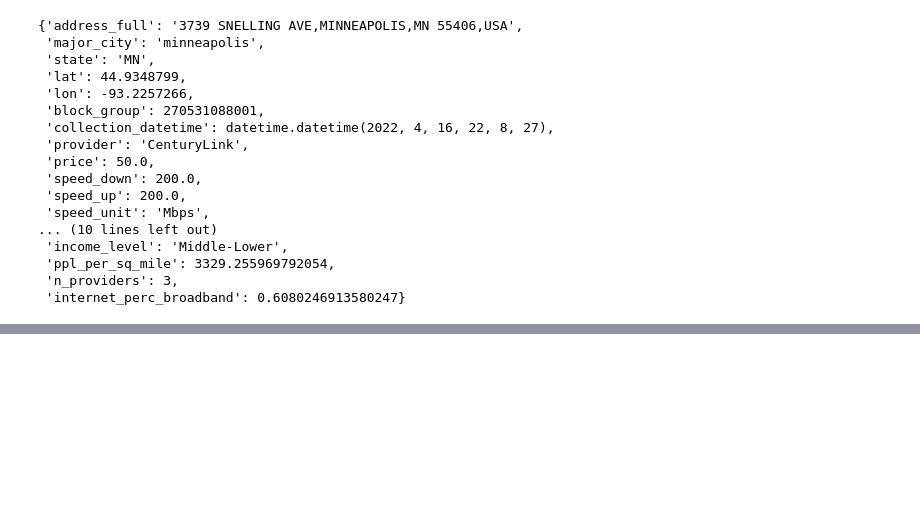
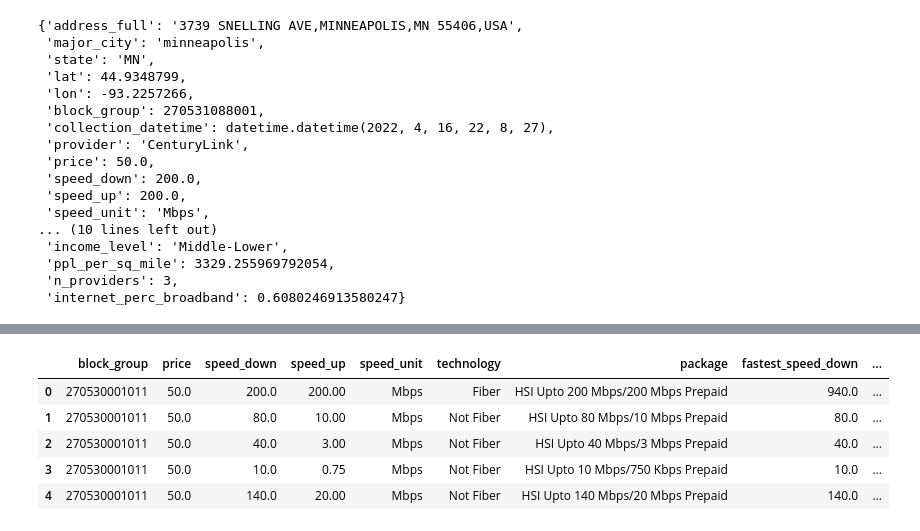
Before and after one commit to ColleenKarwoski/Minneapolis-Internet-API, a Jupyter notebook: sqlalchemy_api.ipynb, the cells around one changed output, grey strips where cells are left out. Cells and saved outputs as stored; diff of their text form; code cells hidden in the pictures; blank space fills up the shorter version.

```diff
--- a/sqlalchemy_api.ipynb
+++ b/sqlalchemy_api.ipynb
@@ -157,0 +238,6 @@ dataArray[0]
+# %%
+groupedCoords_df = test_df.groupby('block_group')['lat', 'lon'].agg(lats=('lat', 'unique'),
+                                                                    lons=('lon', 'unique'))
+
+# groupedCoords_df["'lat', 'unique'"].rename('lats')
+groupedCoords_df.head()
@@ -157,0 +277,5 @@ dataArray[0]
+# %%
+test_df['redlining_grade'] = test_df['redlining_grade'].fillna('None')
+
+test_df['median_household_income'] = test_df['median_household_income'].fillna('Unknown')
+test_df['income_level'] = test_df['income_level'].fillna('Unknown')
@@ -157,0 +303,6 @@ dataArray[0]
+# %%
+unique_df = test_df[['block_group', 'price', 'speed_down', 'speed_up', 'speed_unit', 'technology', 'package', \
+                    'fastest_speed_down', 'fastest_speed_price', 'speed_down_bins', 'redlining_grade', \
+                    'median_household_income', 'income_level', 'n_providers', 'internet_perc_broadband']].drop_duplicates()
+
+unique_df.count()
@@ -157,0 +326,11 @@ dataArray[0]
+# %%
+merged_df = unique_df.merge(groupedCoords_df, on='block_group')
+
+merged_df.head()
+# %% [output]
+|  | block_group | price | speed_down | speed_up | speed_unit | technology | package | fastest_speed_down | ... |
+| 0 | 270530001011 | 50.0 | 200.0 | 200.00 | Mbps | Fiber | HSI Upto 200 Mbps/200 Mbps Prepaid | 940.0 | ... |
+| 1 | 270530001011 | 50.0 | 80.0 | 10.00 | Mbps | Not Fiber | HSI Upto 80 Mbps/10 Mbps Prepaid | 80.0 | ... |
+| 2 | 270530001011 | 50.0 | 40.0 | 3.00 | Mbps | Not Fiber | HSI Upto 40 Mbps/3 Mbps Prepaid | 40.0 | ... |
+| 3 | 270530001011 | 50.0 | 10.0 | 0.75 | Mbps | Not Fiber | HSI Upto 10 Mbps/750 Kbps Prepaid | 10.0 | ... |
+| 4 | 270530001011 | 50.0 | 140.0 | 20.00 | Mbps | Not Fiber | HSI Upto 140 Mbps/20 Mbps Prepaid | 140.0 | ... |
```
Also changed, not shown: parts of 10 cells of this notebook, 2 other files.
